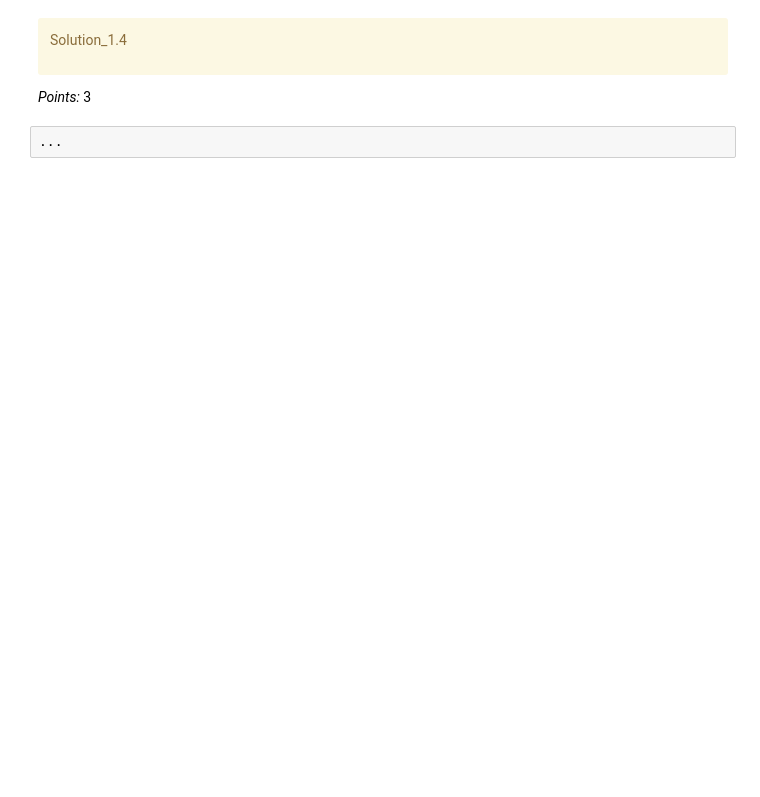
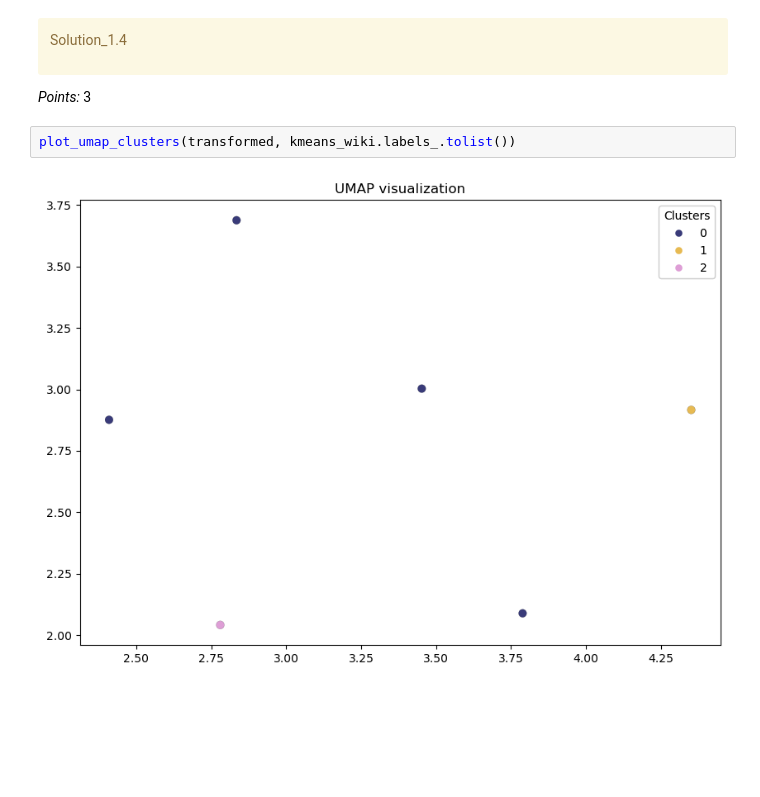
Before and after one commit to BradPeng/cpsc330-2023s, a Jupyter notebook: hw/hw6/hw6.ipynb, the cells around one changed output. Cells and saved outputs as stored; diff of their text form; blank space fills up the shorter version.

```diff
--- a/hw/hw6/hw6.ipynb
+++ b/hw/hw6/hw6.ipynb
@@ -391,8 +413,10 @@ Solution_1.4
 </div>
 
 _Points:_ 3
-# %%
-...
+# %%
+plot_umap_clusters(transformed, kmeans_wiki.labels_.tolist())
+# %% [output]
+[figure, added]
 # %% [markdown]
 <!-- END QUESTION -->
 
```
Also changed, not shown: parts of 37 cells of this notebook, 2 other files.
